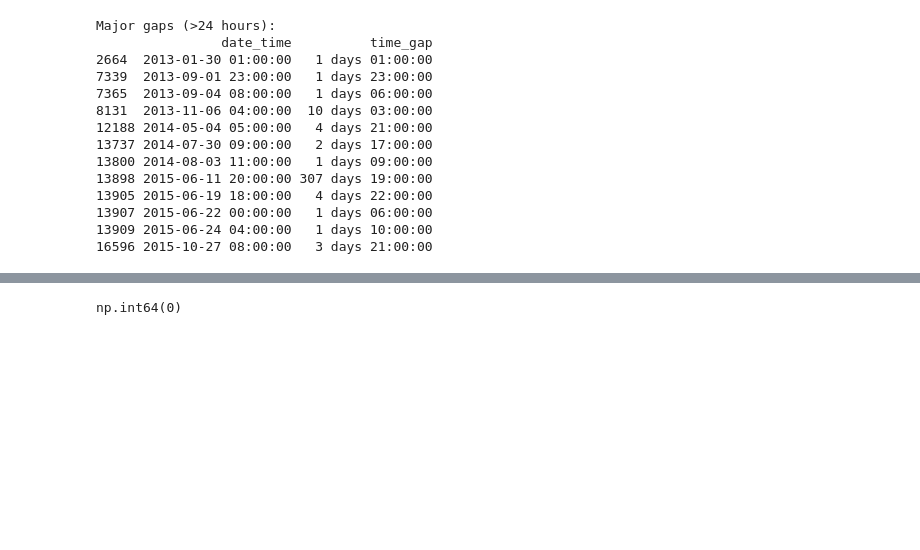
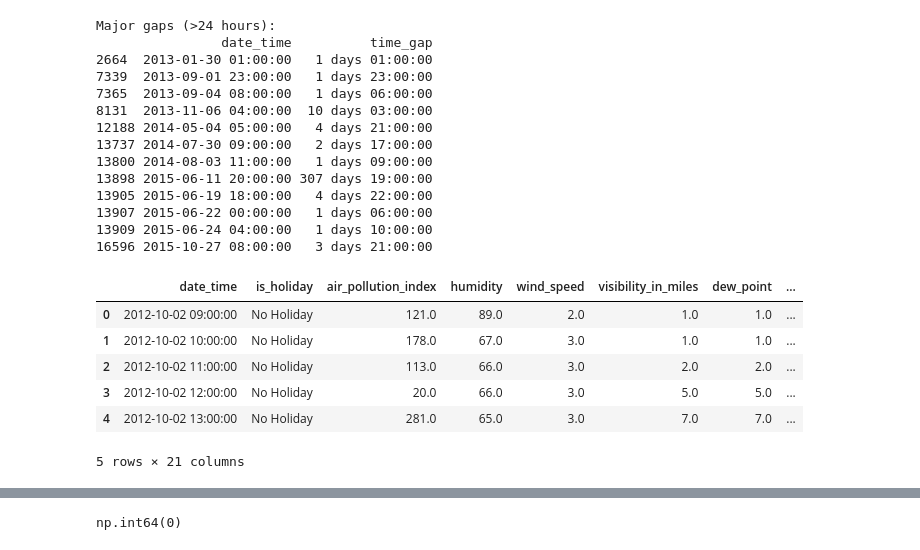
Before and after one commit to abhisarthak/traffic-volume-prediction-analysis, a Jupyter notebook: traffic_volume_prediction.ipynb, the cells around one changed output, grey strips where cells are left out. Drawn from its saved outputs; the diff is of its cells as text; code cells hidden in the pictures; blank space fills up the shorter version.

```diff
--- a/traffic_volume_prediction.ipynb
+++ b/traffic_volume_prediction.ipynb
@@ -537,3 +537,25 @@ Major gaps (>24 hours):
 13907 2015-06-22 00:00:00   1 days 06:00:00
 13909 2015-06-24 04:00:00   1 days 10:00:00
 16596 2015-10-27 08:00:00   3 days 21:00:00
+# %%
+# Extract temporal features for analysis
+
+df_clean["hour"] = df_clean["date_time"].dt.hour
+df_clean["day_of_week"] = df_clean["date_time"].dt.day_name()
+df_clean["month"] = df_clean["date_time"].dt.month_name()
+df_clean["year"] = df_clean["date_time"].dt.year
+
+# Weekend indicator
+df_clean["is_weekend"] = (
+    df_clean["date_time"].dt.dayofweek >= 5
+).astype(int)
+
+df_clean.head()
+# %% [output]
+|  | date_time | is_holiday | air_pollution_index | humidity | wind_speed | visibility_in_miles | dew_point | ... |
+| 0 | 2012-10-02 09:00:00 | No Holiday | 121.0 | 89.0 | 2.0 | 1.0 | 1.0 | ... |
+| 1 | 2012-10-02 10:00:00 | No Holiday | 178.0 | 67.0 | 3.0 | 1.0 | 1.0 | ... |
+| 2 | 2012-10-02 11:00:00 | No Holiday | 113.0 | 66.0 | 3.0 | 2.0 | 2.0 | ... |
+| 3 | 2012-10-02 12:00:00 | No Holiday | 20.0 | 66.0 | 3.0 | 5.0 | 5.0 | ... |
+| 4 | 2012-10-02 13:00:00 | No Holiday | 281.0 | 65.0 | 3.0 | 7.0 | 7.0 | ... |
+5 rows × 21 columns
```
Also changed, not shown: parts of 3 cells of this notebook.
